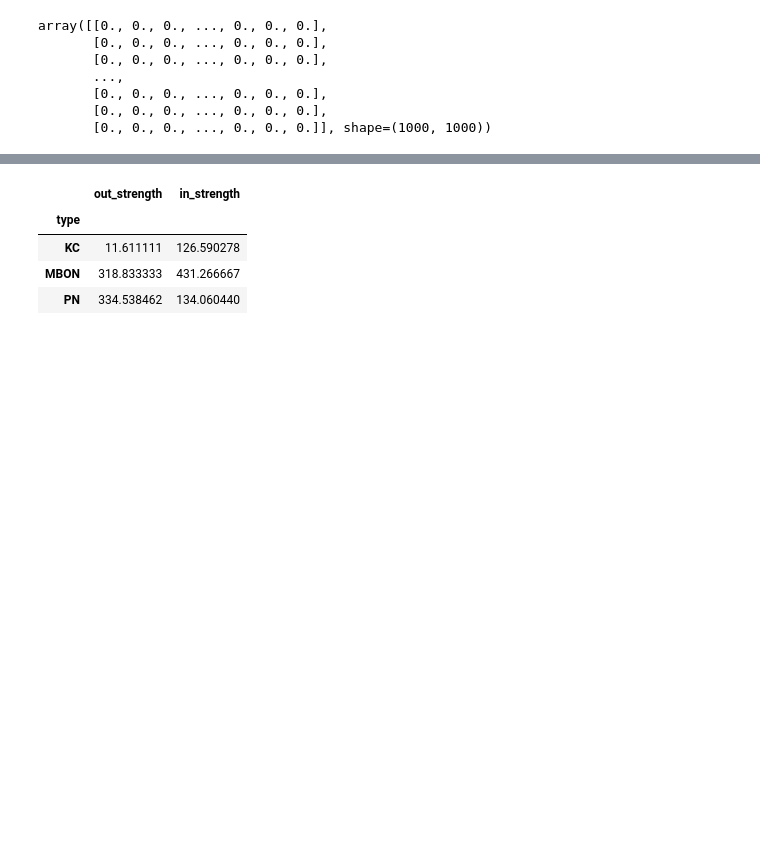
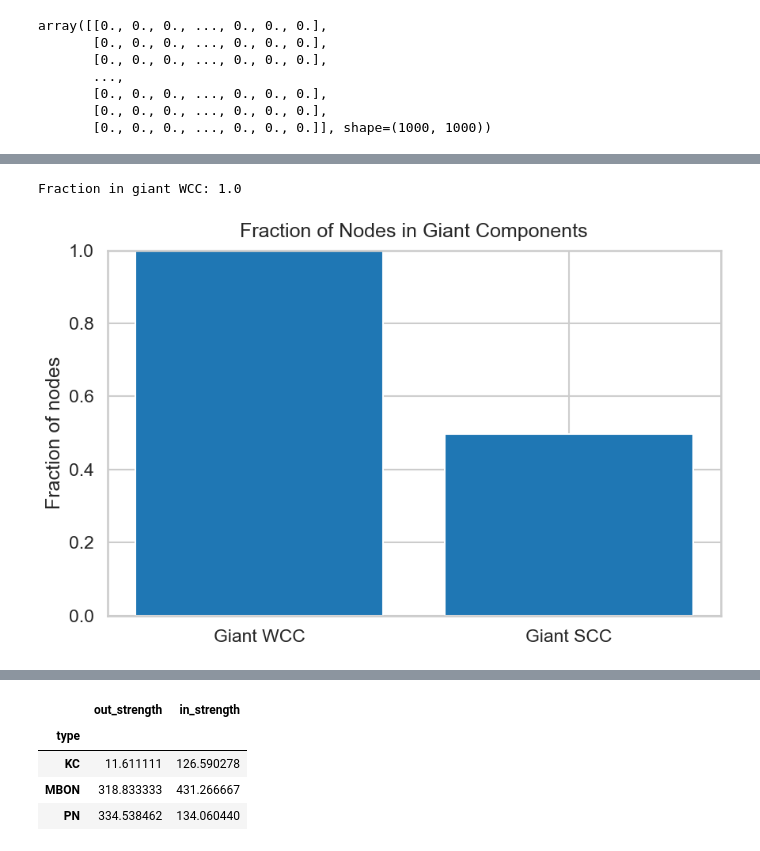
Before and after one commit to Banu-ozdeveci/flywire-connectome-analysis, a Jupyter notebook: notebooks/b-subnetwork_analysis.ipynb, the cells around one changed output, grey strips where cells are left out. Cells and saved outputs as stored; diff of their text form; code cells hidden in the pictures; blank space fills up the shorter version.

```diff
--- a/notebooks/b-subnetwork_analysis.ipynb
+++ b/notebooks/b-subnetwork_analysis.ipynb
@@ -193,0 +277,14 @@ Total nodes: 5960
+# %%
+# Weakly connected components (ignore direction)
+wcc = list(nx.weakly_connected_components(G_roi))
+wcc_sizes = [len(c) for c in wcc]
+
+# Strongly connected components (respect direction)
+scc = list(nx.strongly_connected_components(G_roi))
+scc_sizes = [len(c) for c in scc]
+
+print("Number of weakly connected components:", len(wcc))
+print("Largest weakly connected component size:", max(wcc_sizes))
+
+print("Number of strongly connected components:", len(scc))
+print("Largest strongly connected component size:", max(scc_sizes))
@@ -193,0 +311,19 @@ Total nodes: 5960
+# %%
+print("Fraction in giant WCC:", max(wcc_sizes) / G_roi.number_of_nodes())
+# %% [output]
+Fraction in giant WCC: 1.0
+# %%
+giant_wcc_frac = max(wcc_sizes) / G_roi.number_of_nodes()
+giant_scc_frac = max(scc_sizes) / G_roi.number_of_nodes()
+
+plt.figure()
+plt.bar(
+    ["Giant WCC", "Giant SCC"],
+    [giant_wcc_frac, giant_scc_frac]
+)
+plt.ylim(0, 1)
+plt.ylabel("Fraction of nodes")
+plt.title("Fraction of Nodes in Giant Components")
+plt.show()
+# %% [output]
+[figure, added]
```
Also changed, not shown: parts of 73 cells of this notebook.
